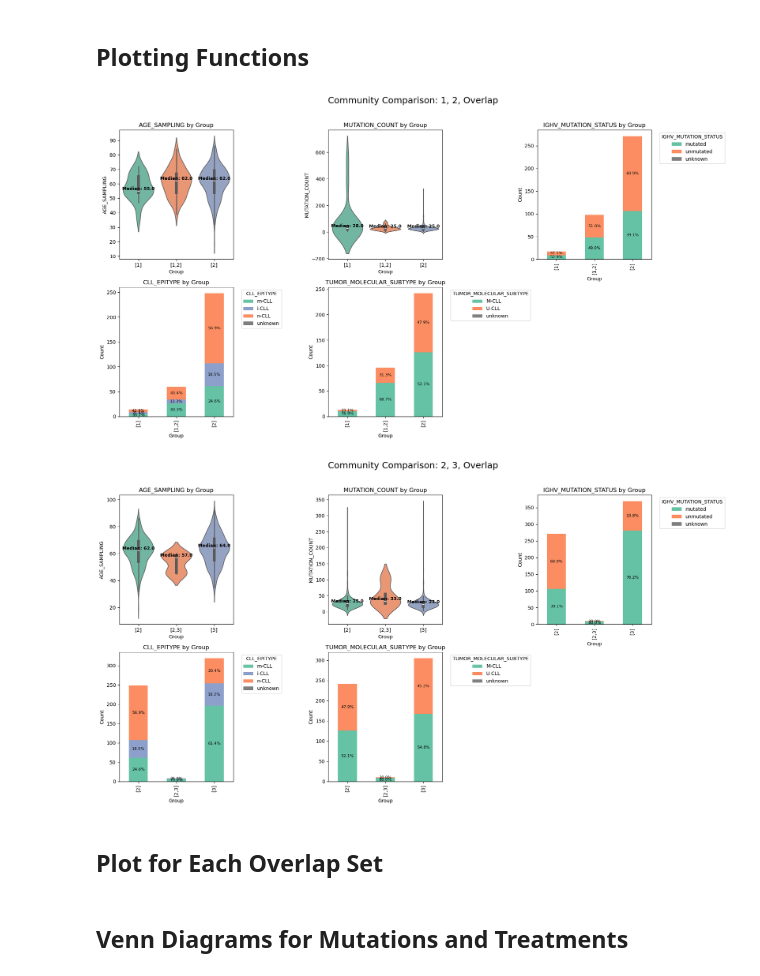
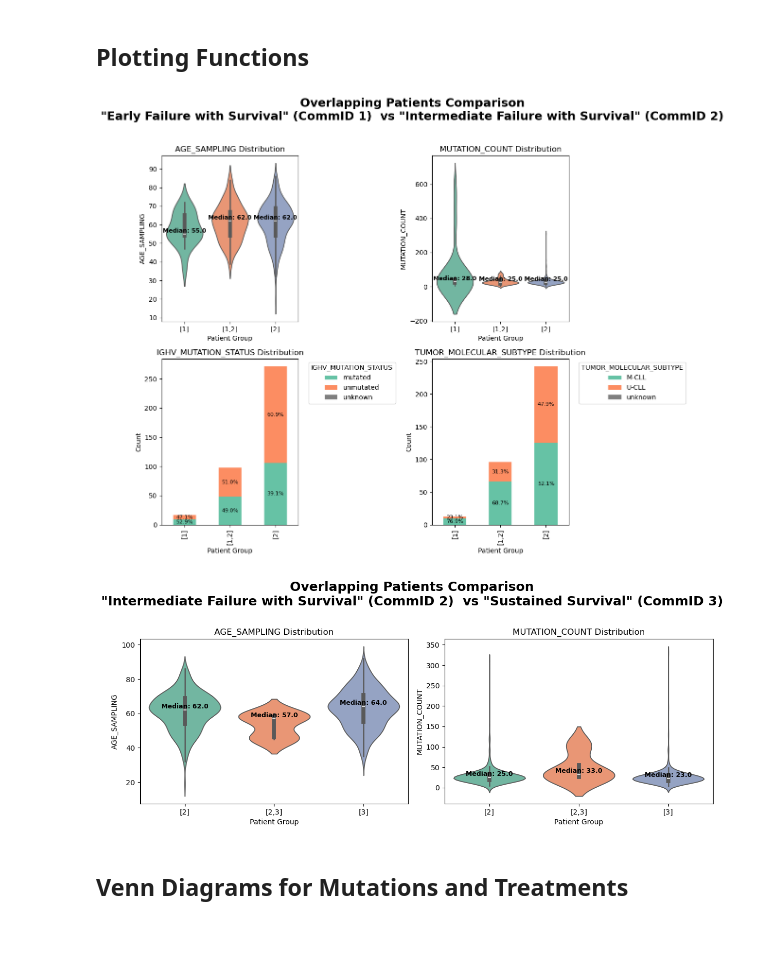
Before and after one commit to MahikaJaguste/msc-thesis, a Jupyter notebook: patient_community_project/analysis/overlapping_figures.ipynb, the cells around one changed output. Cells and saved outputs as stored; diff of their text form; code cells hidden in the pictures; blank space fills up the shorter version.

Commit message:
finalised overlapping figures

```diff
--- a/patient_community_project/analysis/overlapping_figures.ipynb
+++ b/patient_community_project/analysis/overlapping_figures.ipynb
@@ -47,5 +47,12 @@ def get_overlap_groups(community_df, comm_id_1, comm_id_2):
         f'[{comm_id_2}]': only_2,
         f'[{comm_id_1},{comm_id_2}]': overlap
     }
+# %%
+community_names = {
+    0: "Early Failure with Death",
+    1: "Early Failure with Survival",
+    2: "Intermediate Failure with Survival",
+    3: "Sustained Survival"
+}
 # %% [markdown]
 ## Plotting Functions
@@ -147,36 +169,47 @@ def plot_overlap_group_figure(
 # %%
 # legend_mapping from slpa_figures
 cll_epitype_colors = {
     'm-CLL': '#66c2a5',
     'i-CLL': '#8da0cb',
     'n-CLL': '#fc8d62',
     'unknown': '#7f7f7f',
 }
 
 tumor_colors = {
     'M-CLL': '#66c2a5',
     'U-CLL': '#fc8d62',
     'unknown': '#7f7f7f',
 }
 
 ighv_colors = {
     'mutated': '#66c2a5',
     'unmutated': '#fc8d62',
     'unknown': '#7f7f7f',
 }
 
 
 legend_mapping = {
     'CLL_EPITYPE': cll_epitype_colors,
     'TUMOR_MOLECULAR_SUBTYPE': tumor_colors,
     'IGHV_MUTATION_STATUS': ighv_colors
 }
 
-for comm_pair in [(1,2), (2,3)]:
-    group_dict = get_overlap_groups(community_df, *comm_pair)
-    plot_overlap_group_figure(merged, comm_pair[0], comm_pair[1], group_dict, legend_mapping)
+comm_pair = (1,2)
+group_dict = get_overlap_groups(community_df, *comm_pair)
+plot_overlap_group_figure(
+    merged, comm_pair[0], comm_pair[1], group_dict, legend_mapping,
+    numeric_features=['AGE_SAMPLING', 'MUTATION_COUNT'],
+    categorical_features=['IGHV_MUTATION_STATUS', 'TUMOR_MOLECULAR_SUBTYPE'],
+)
+
+
+comm_pair = (2,3)
+group_dict = get_overlap_groups(community_df, *comm_pair)
+plot_overlap_group_figure(
+    merged, comm_pair[0], comm_pair[1], group_dict, legend_mapping,
+    numeric_features=['AGE_SAMPLING', 'MUTATION_COUNT'],
+    categorical_features=[],
+)
 # %% [output]
-[figure, old version]
+[figure, new version]
-[figure, old version]
+[figure, new version]
-# %% [markdown]
-## Plot for Each Overlap Set
```
Also changed, not shown: parts of 5 cells of this notebook, 2 other files.
